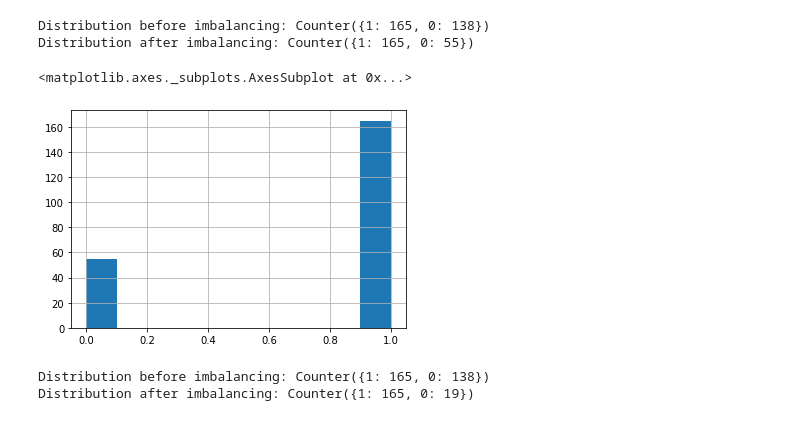
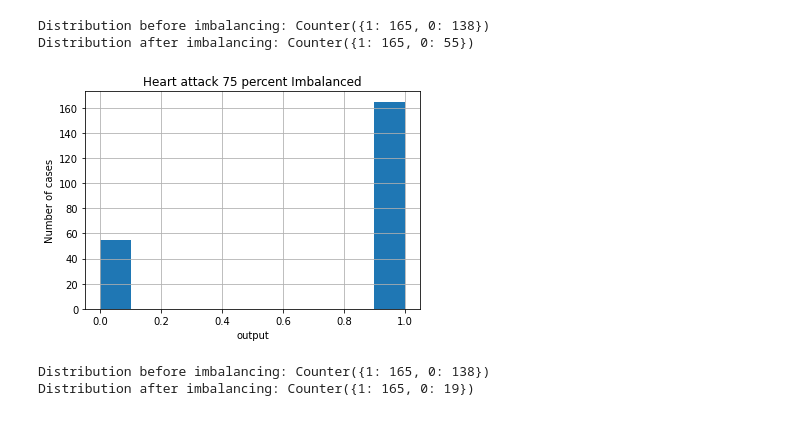
Before and after one commit to ss21462/CE888, a Jupyter notebook: heartattack.ipynb, the cells around one changed output. Cells and saved outputs as stored; diff of their text form; code cells hidden in the pictures.

```diff
--- a/heartattack.ipynb
+++ b/heartattack.ipynb
@@ -85,17 +104,23 @@ y_res.hist()  #65% imbalance
 # %%
-y=df['output'].copy()
-x=df.drop(['output'],axis=1)
+
 print(f'Distribution before imbalancing: {Counter(y)}')
-X_res, y_res = make_imbalance(x, y,
+X_res1, y_res1 = make_imbalance(x, y,
                               sampling_strategy={0: 55, 1: 165},
                               random_state=42)
-print(f'Distribution after imbalancing: {Counter(y_res)}')
+print(f'Distribution after imbalancing: {Counter(y_res1)}')
 # %% [output]
 Distribution before imbalancing: Counter({1: 165, 0: 138})
 Distribution after imbalancing: Counter({1: 165, 0: 55})
-# %%
-y_res.hist() # 75 percent imbalance
-# %% [output]
-<matplotlib.axes._subplots.AxesSubplot at 0x...>
-[figure, removed]
+# %%
+hist3=y_res1.hist() # 75 percent imbalance
+
+fig=hist3.get_figure()
+
+pl.title('Heart attack 75 percent Imbalanced')
+pl.xlabel('output')
+pl.ylabel('Number of cases')
+
+fig.savefig('ImBalanced 75 two')
+# %% [output]
+[figure, added]
 # %%
```
Also changed, not shown: parts of 11 cells of this notebook.
